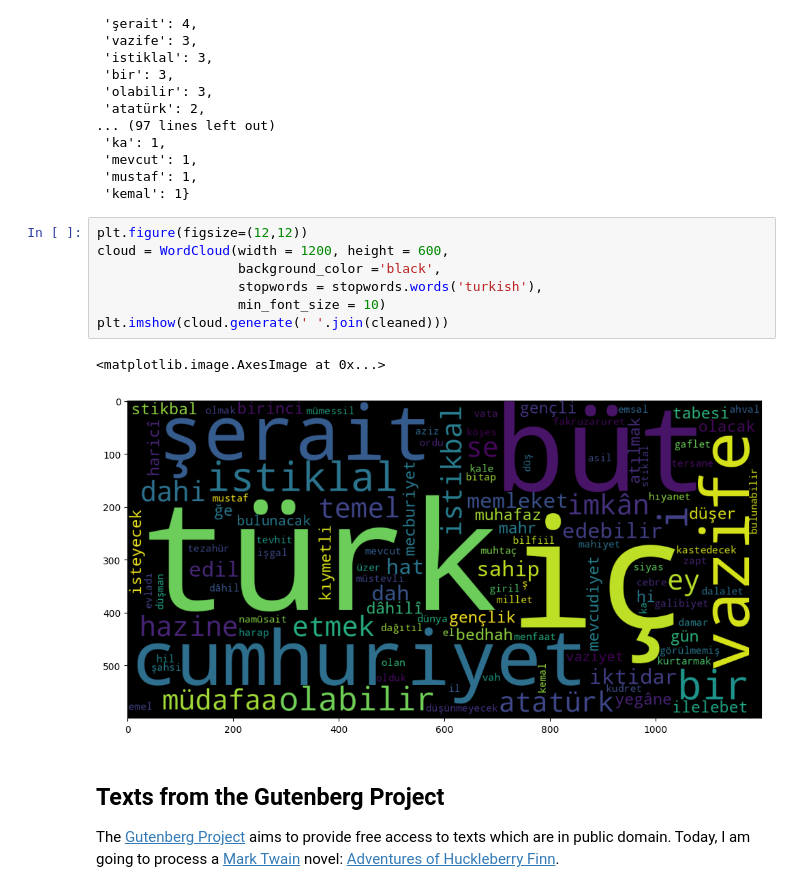
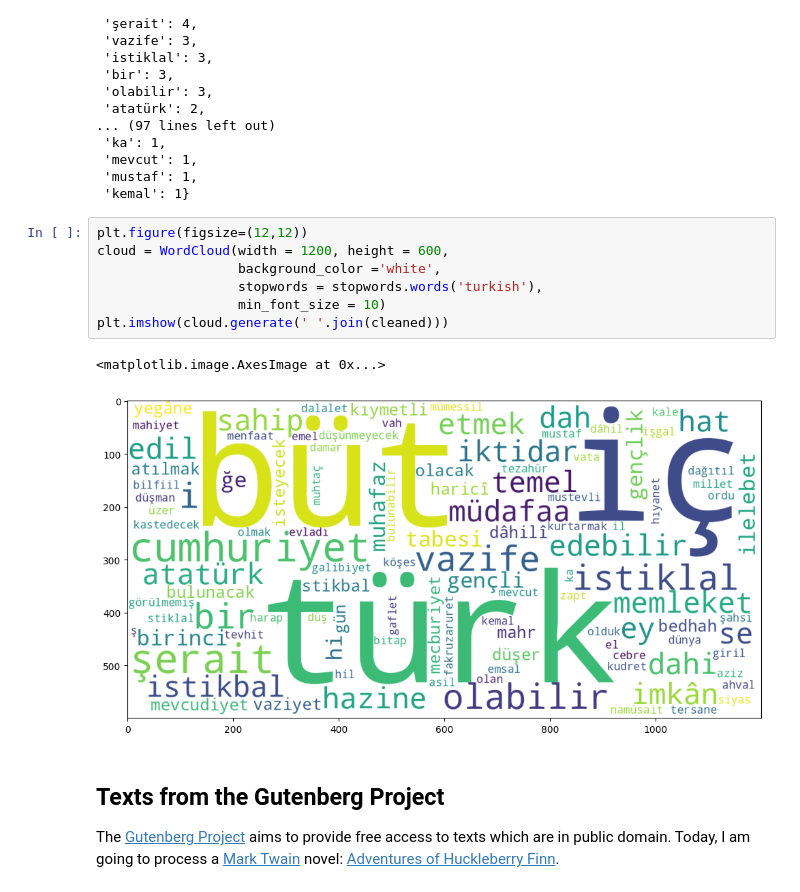
Before and after one commit to kaygun/2022-Fall-381E, a Jupyter notebook: lecture-08.ipynb, the cells around one changed output. Saved outputs shown, nothing was run; the diff lists cells and outputs as text.

```diff
--- a/lecture-08.ipynb
+++ b/lecture-08.ipynb
@@ -146,13 +146,13 @@ dict(sorted(res.items(), key=lambda x: x[1], reverse=True))
 # %%
 plt.figure(figsize=(12,12))
 cloud = WordCloud(width = 1200, height = 600,
-                  background_color ='black',
+                  background_color ='white',
                   stopwords = stopwords.words('turkish'),
                   min_font_size = 10)
 plt.imshow(cloud.generate(' '.join(cleaned)))
 # %% [output]
 <matplotlib.image.AxesImage at 0x...>
-[figure, old version]
+[figure, new version]
 # %% [markdown]
 ## Texts from the Gutenberg Project
 
```
Also changed, not shown: parts of 11 cells of this notebook.
